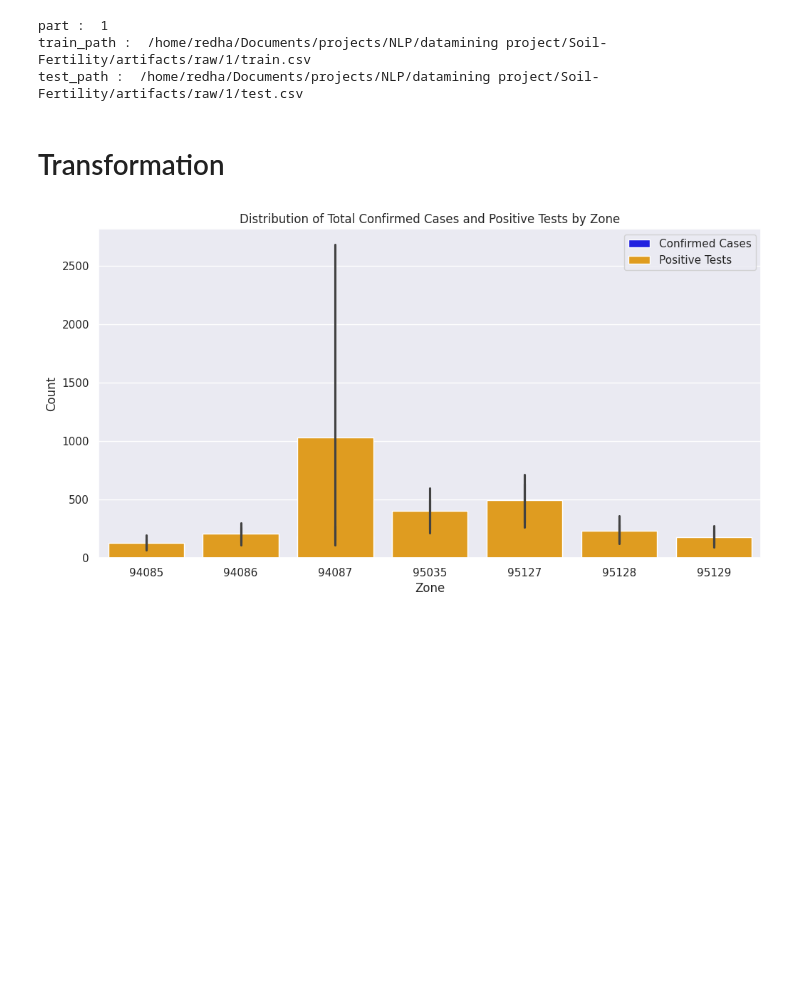
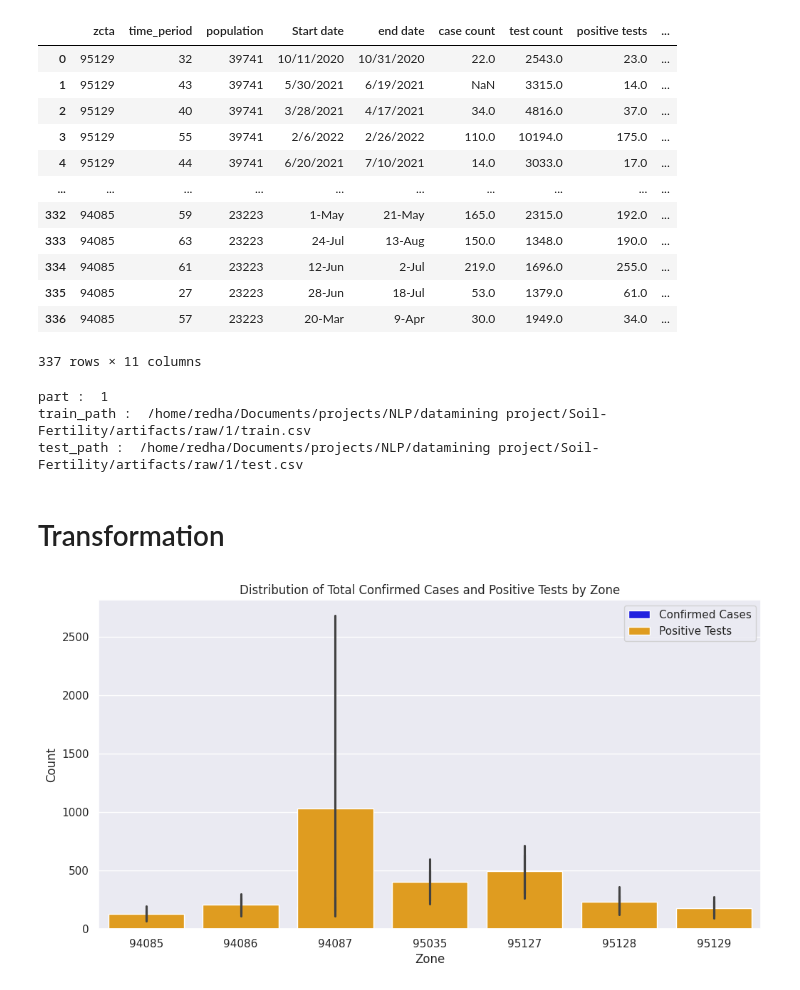
Before and after one commit to RedhaWassim/DataMining-project, a Jupyter notebook: notebook/final 2.ipynb, the cells around one changed output. Saved outputs shown, nothing was run; the diff lists cells and outputs as text; code cells hidden in the pictures; blank space fills up the shorter version.

```diff
--- a/notebook/final 2.ipynb
+++ b/notebook/final 2.ipynb
@@ -10,6 +10,24 @@ import seaborn as sns
 sns.set()
 # %%
 data_path= "/home/redha/Documents/projects/NLP/datamining project/Soil-Fertility/data/Dataset2.csv"
+# %%
+d=pd.read_csv(data_path)
+# %%
+d
+# %% [output]
+|  | zcta | time_period | population | Start date | end date | case count | test count | positive tests | ... |
+| 0 | 95129 | 32 | 39741 | 10/11/2020 | 10/31/2020 | 22.0 | 2543.0 | 23.0 | ... |
+| 1 | 95129 | 43 | 39741 | 5/30/2021 | 6/19/2021 | NaN | 3315.0 | 14.0 | ... |
+| 2 | 95129 | 40 | 39741 | 3/28/2021 | 4/17/2021 | 34.0 | 4816.0 | 37.0 | ... |
+| 3 | 95129 | 55 | 39741 | 2/6/2022 | 2/26/2022 | 110.0 | 10194.0 | 175.0 | ... |
+| 4 | 95129 | 44 | 39741 | 6/20/2021 | 7/10/2021 | 14.0 | 3033.0 | 17.0 | ... |
+| ... | ... | ... | ... | ... | ... | ... | ... | ... | ... |
+| 332 | 94085 | 59 | 23223 | 1-May | 21-May | 165.0 | 2315.0 | 192.0 | ... |
+| 333 | 94085 | 63 | 23223 | 24-Jul | 13-Aug | 150.0 | 1348.0 | 190.0 | ... |
+| 334 | 94085 | 61 | 23223 | 12-Jun | 2-Jul | 219.0 | 1696.0 | 255.0 | ... |
+| 335 | 94085 | 27 | 23223 | 28-Jun | 18-Jul | 53.0 | 1379.0 | 61.0 | ... |
+| 336 | 94085 | 57 | 23223 | 20-Mar | 9-Apr | 30.0 | 1949.0 | 34.0 | ... |
+337 rows × 11 columns
 # %%
 obj = DataIngestion()
 
```
Also changed, not shown: 5 other files.
